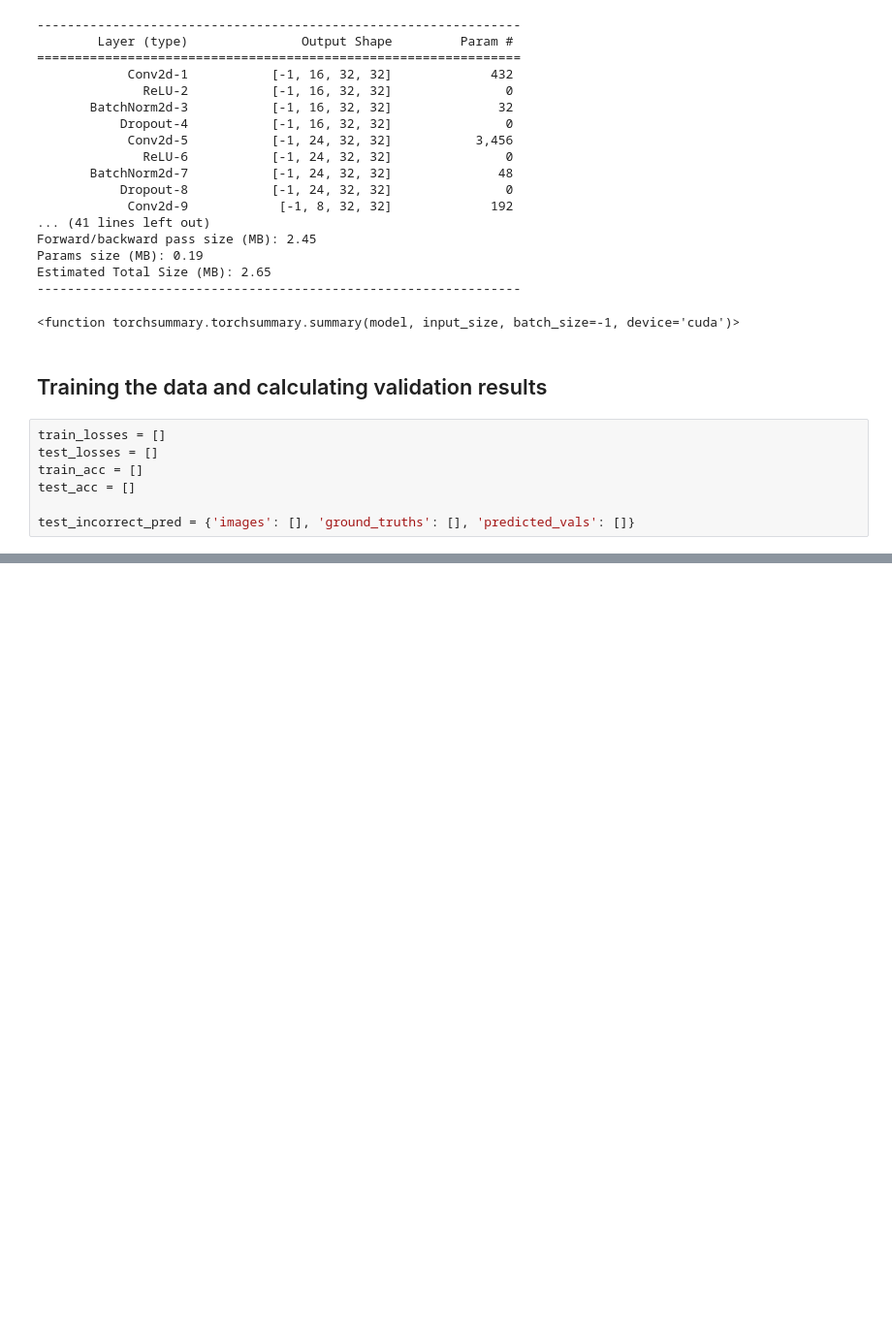
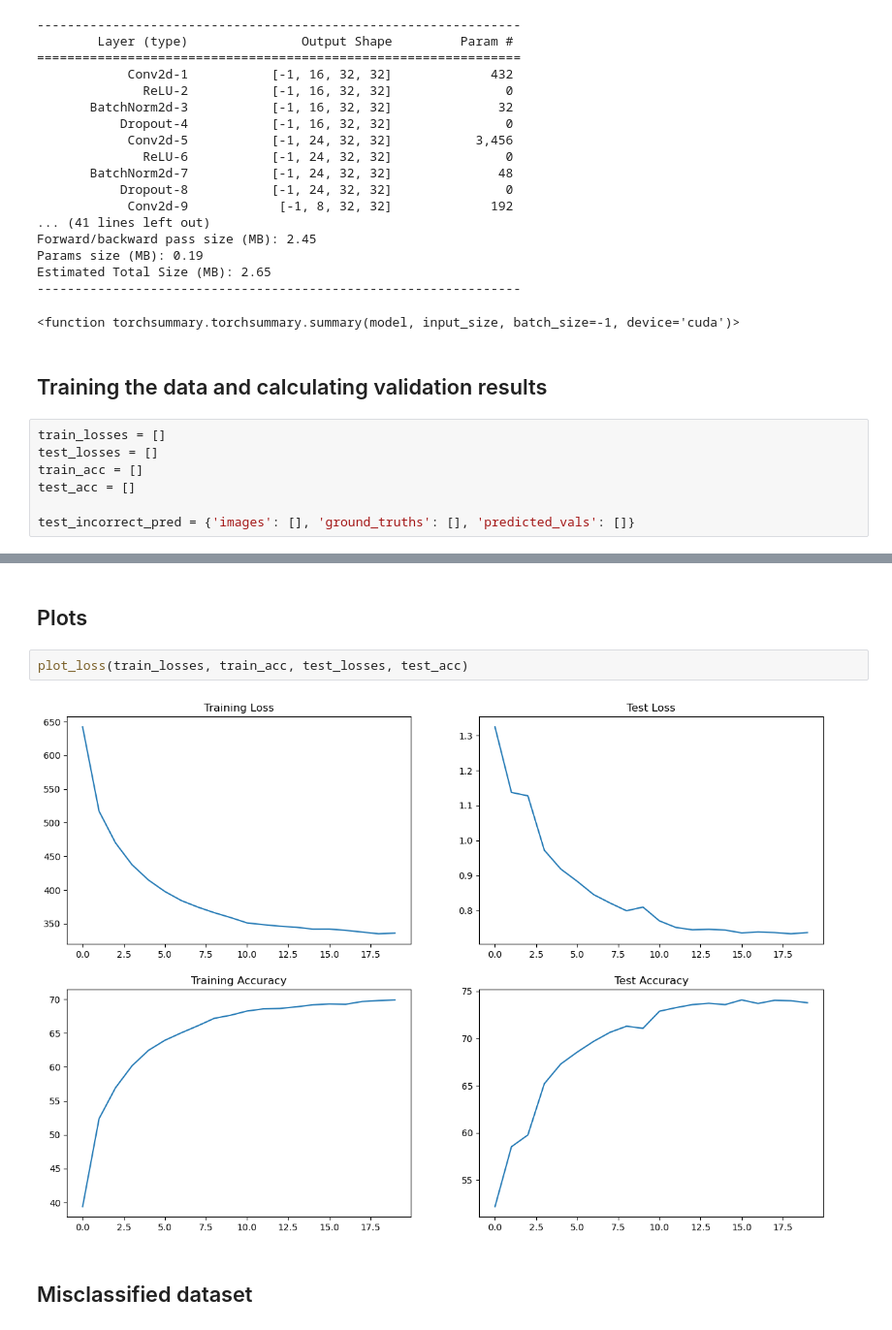
Before and after one commit to JVaishnavi/ERA_assgn8, a Jupyter notebook: notebook_BN.ipynb, the cells around one changed output, grey strips where cells are left out. Shown at 97% size. Saved outputs shown, nothing was run; the diff lists cells and outputs as text; blank space fills up the shorter version.

```diff
--- a/notebook_BN.ipynb
+++ b/notebook_BN.ipynb
@@ -167,0 +168,8 @@ Epoch 6
+# %% [markdown]
+## Plots
+# %%
+plot_loss(train_losses, train_acc, test_losses, test_acc)
+# %% [output]
+[figure, added]
+# %% [markdown]
+## Misclassified dataset
```
Also changed, not shown: parts of 6 cells of this notebook.
